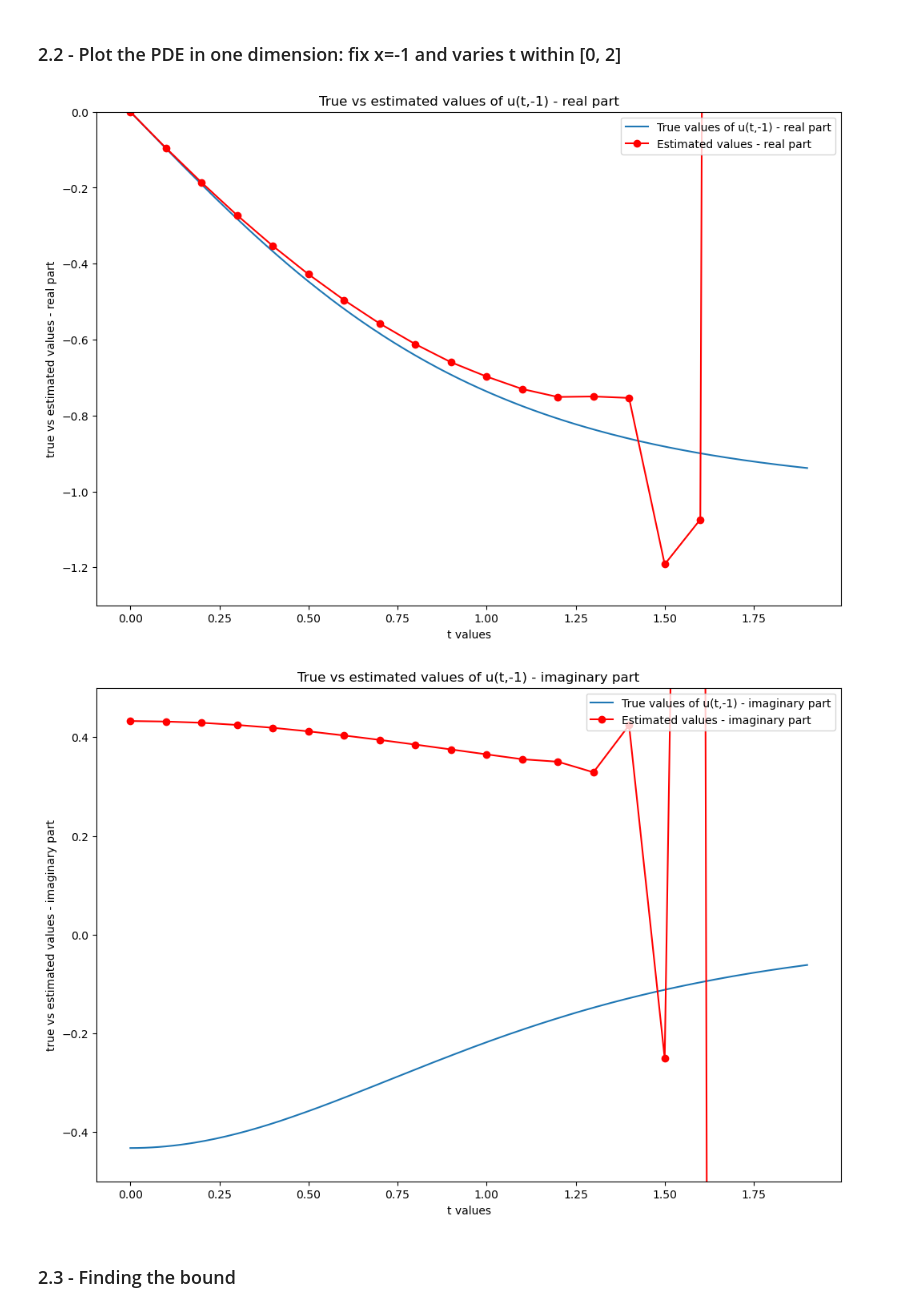
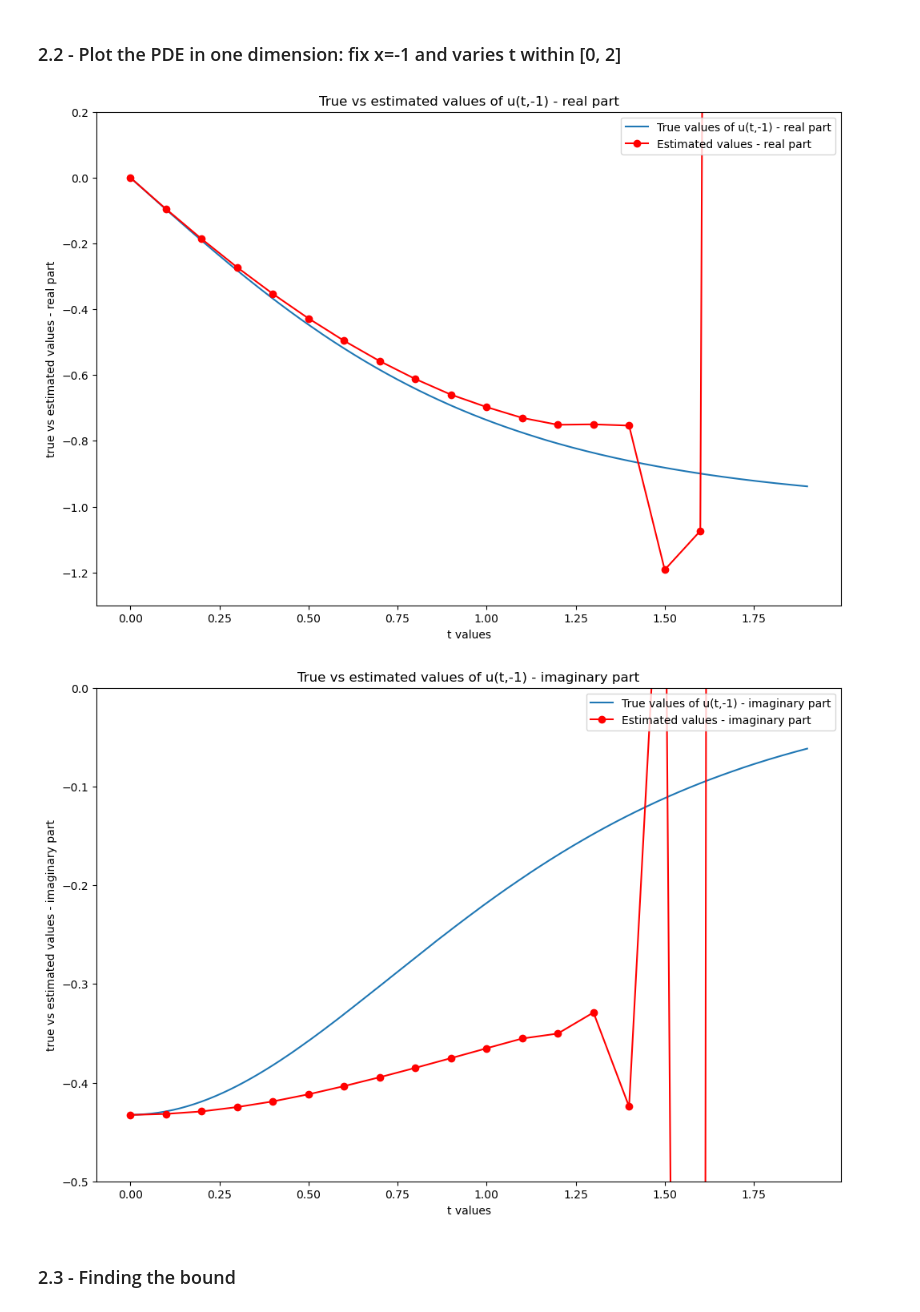
Before and after one commit to chanjuanyin/Nonlinear_Wave_simulations, a Jupyter notebook: Simulation_8/Plot_history.ipynb, the cells around one changed output. Drawn from its saved outputs; the diff is of its cells as text; code cells hidden in the pictures.

```diff
--- a/Simulation_8/Plot_history.ipynb
+++ b/Simulation_8/Plot_history.ipynb
@@ -55,7 +55,7 @@ for file_name in os_listdir:
 ### 2.2 - Plot the PDE in one dimension: fix x=-1 and varies t within [0, 2]
 # %%
 impose_ylim = True
-y_lim = [-1.3,0]
+y_lim = [-1.3,0.2]
 
 true_values_real = np.asarray(np_dictionary["analytic"])[0,:]
 true_values_real = np.reshape(true_values_real, (301,))[0:191]
@@ -78,33 +78,33 @@ plt.title('True vs estimated values of u(t,-1) - real part')
 plt.legend(loc='upper right')
 plt.show()
 # %% [output]
-[figure, old version]
+[figure, new version]
 # %%
 impose_ylim = True
-y_lim = [-0.5,0.5]
+y_lim = [-0.5,0]
 
 true_values_imaginary = np.asarray(np_dictionary["analytic"])[1,:]
 true_values_imaginary = np.reshape(true_values_imaginary, (301,))[0:191]
 t_values = np.arange(0, 1.91, 0.01)
-estimated_values_imaginary = - np.asarray(np_dictionary["monte_carlo"])[1,:]
+estimated_values_imaginary = np.asarray(np_dictionary["monte_carlo"])[1,:]
 estimated_values_imaginary = np.reshape(estimated_values_imaginary, (31,))[0:19]
 t_estimated = np.arange(0, 1.9, 0.1)
 
 plt.figure(figsize=(12, 8))
 plt.plot(t_values, true_values_imaginary, label='True values of u(t,-1) - imaginary part')
 plt.plot(t_estimated, estimated_values_imaginary, 'ro-', label='Estimated values - imaginary part')
 
 plt.ylabel('true vs estimated values - imaginary part')
 if impose_ylim:
     plt.ylim(y_lim)
 plt.xlabel('t values')
 # plt.axvline(x=0.32,color='red')
 
 plt.title('True vs estimated values of u(t,-1) - imaginary part')
 plt.legend(loc='upper right')
 plt.show()
 # %% [output]
-[figure, old version]
+[figure, new version]
 # %% [markdown]
 <a name='2-4'></a>
 ### 2.3 - Finding the bound
```
